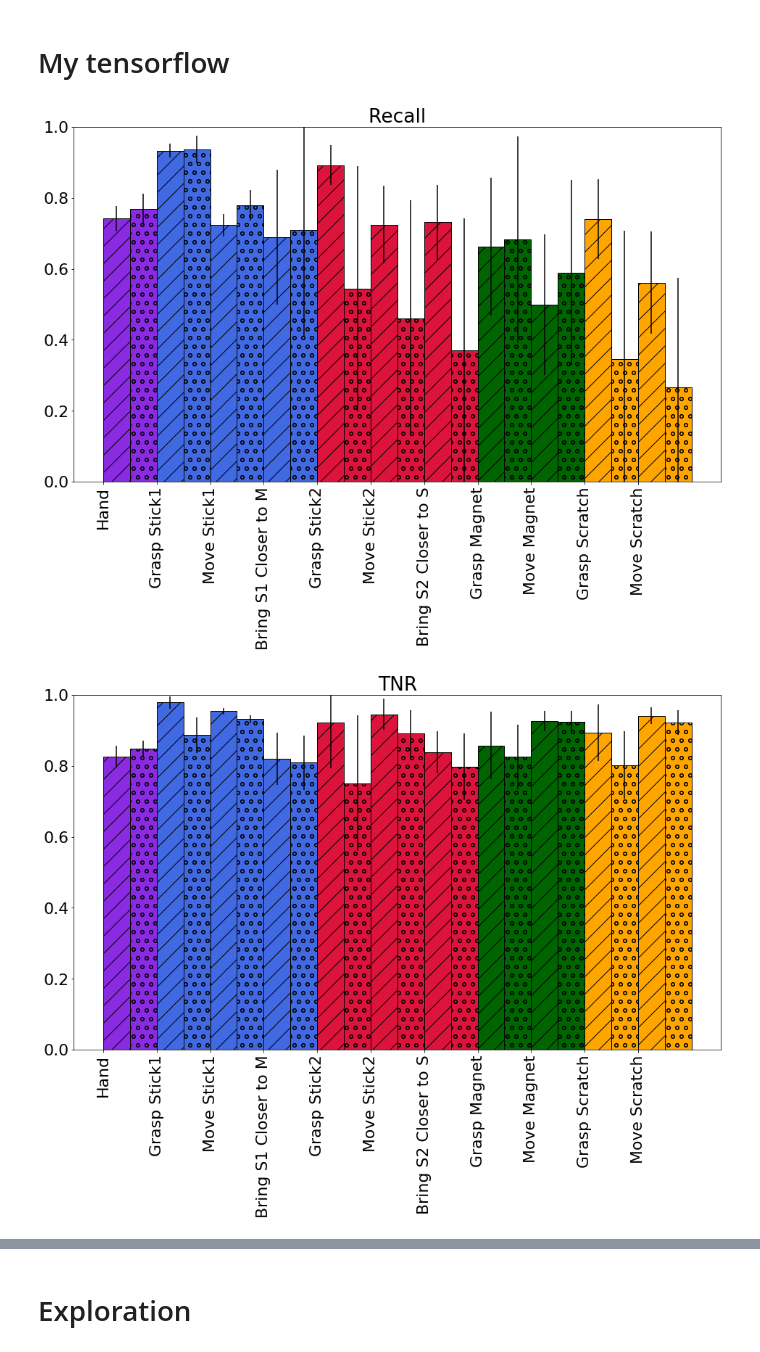
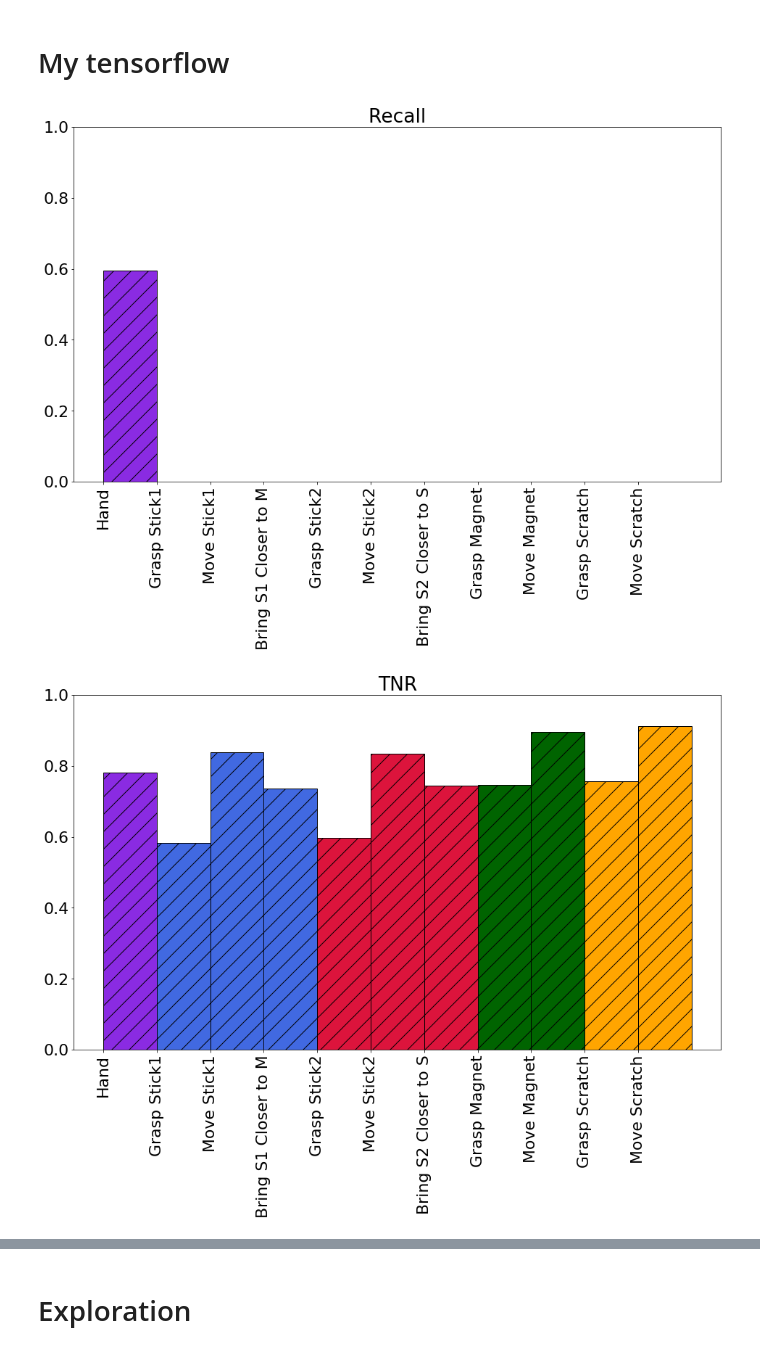
Before and after one commit to TimotheeAnne/stage-m2, a Jupyter notebook: scrip-test/plotter.ipynb, the cells around one changed output, grey strips where cells are left out. Cells and saved outputs as stored; diff of their text form; code cells hidden in the pictures.

```diff
--- a/scrip-test/plotter.ipynb
+++ b/scrip-test/plotter.ipynb
@@ -227,7 +254,8 @@ def plot_confusion_matrix(subdirs,data):
     Rates_error = []
     if data is None:
         for data in [0,1]:
-            filename = ['confusion_matrix_training_data.pk','confusion_matrix_evaluation_data.pk'][data]
+            filename = ['confusion_matrix_training_data.pk','confusion_matrix_evaluation_data.pk',
+                       'confusion_matrix.pk'][data]
             with open(subdirs[0][0]+filename,'br')as f:
                 conf_matrix = pickle.load(f)
             conf_matrix = np.mean(conf_matrix, axis=0)
@@ -239,12 +267,16 @@ def plot_confusion_matrix(subdirs,data):
             Rates.append(rates)
     else:
         for params in subdirs:
-            filename = ['confusion_matrix_training_data.pk','confusion_matrix_evaluation_data.pk'][data]
+            filename = ['confusion_matrix_training_data.pk','confusion_matrix_evaluation_data.pk',
+                       'confusion_matrix.pk'][data]
             rates_mean = []
             for subdir in params:
                 with open(subdir+filename,'br')as f:
                     conf_matrix = pickle.load(f)
-                conf_matrix = np.mean(conf_matrix, axis=0)
+                if data == 2:
+                    conf_matrix = conf_matrix
+                else:
+                    conf_matrix = np.mean(conf_matrix, axis=0)
                 rates = [[] for _ in range(5)]
                 for group in tasks_group:
                     res = analyze_confusion_matrix(np.mean(conf_matrix[group],axis=0))
@@ -319,6 +351,7 @@ HS1M_40000_E5x10 = "/home/tim/Documents/stage-m2/tf_test/log/2019-05-07 11:52:35
 HS2S_400_E5x10 = "/home/tim/Documents/stage-m2/tf_test/log/2019-05-07 13:25:37.143043/"
 HS2S_4000_E5x10 = "/home/tim/Documents/stage-m2/tf_test/log/2019-05-07 13:12:20.784864/"
 
+test = "/home/tim/Documents/stage-m2/multi-task-her-rl/src/data/ArmToolsToys-v1/5600/"
 
 """ Groups """
 rand_4000_from_40000 = [rand_4000_E5x10_1,rand_4000_E5x10_2,rand_4000_E5x10_3,rand_4000_E5x10_4,rand_4000_E5x10_5 ]
@@ -329,9 +362,10 @@ subdirs = [
             rand_4000_from_40000
             ]
 
-names = ["400", '4000']
+subdirs = [[test]]
+names = ["400"]
 # %%
-plot_confusion_matrix(subdirs,0)
+plot_confusion_matrix(subdirs,2)
 # %% [output]
-[figure, old version]
+[figure, new version]
-[figure, old version]
+[figure, new version]
```
Also changed, not shown: parts of 48 cells of this notebook, 25 other files.
